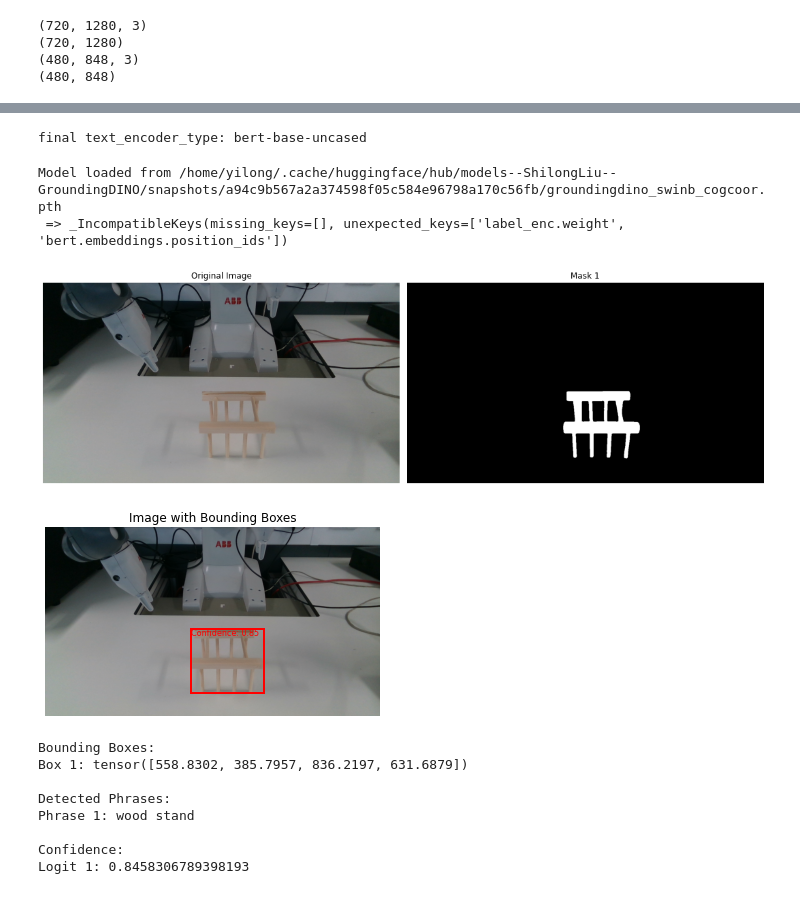
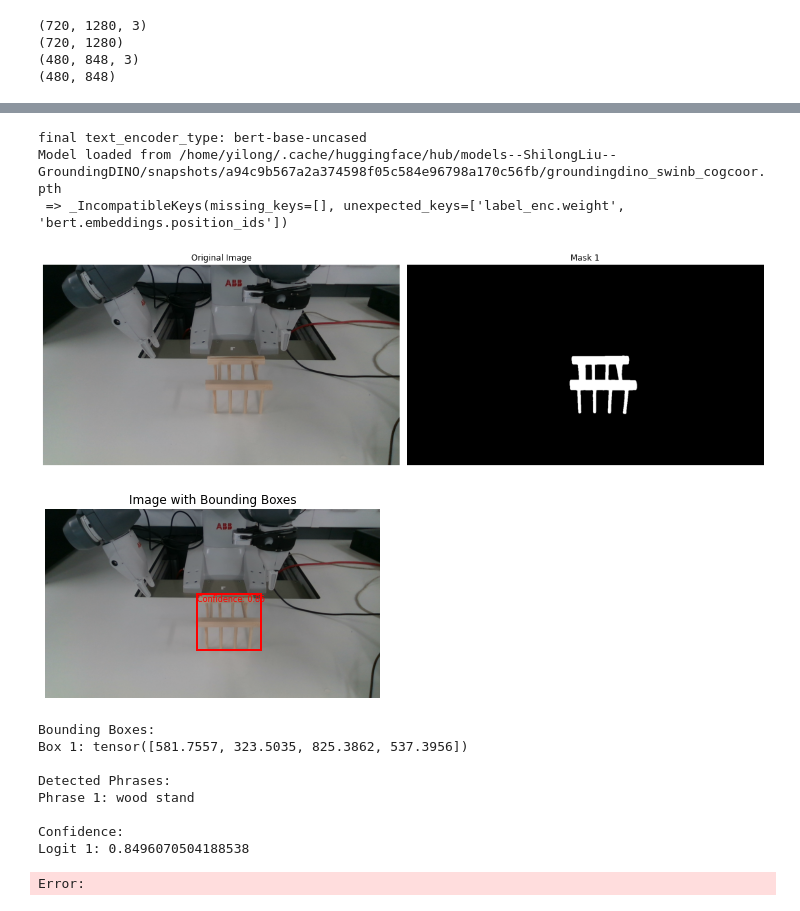
Before and after one commit to yw14218/yumi_oneshot, a Jupyter notebook: collect_image.ipynb, the cells around one changed output, grey strips where cells are left out. Cells and saved outputs as stored; diff of their text form; code cells hidden in the pictures.

```diff
--- a/collect_image.ipynb
+++ b/collect_image.ipynb
@@ -50,12 +52,9 @@ depth_image_wrist.save("data/wood/demo_wrist_depth.png")
 # %%
 from lang_sam import LangSAM
 
-rgb_image = rgb_image_head.copy()
-depth_image =depth_image_head.copy()
-
 model = LangSAM()
 # %% [output]
 final text_encoder_type: bert-base-uncased
+Model loaded from /home/yilong/.cache/huggingface/hub/models--ShilongLiu--GroundingDINO/snapshots/a94c9b567a2a374598f05c584e96798a170c56fb/groundingdino_swinb_cogcoor.pth
+ => _IncompatibleKeys(missing_keys=[], unexpected_keys=['label_enc.weight', 'bert.embeddings.position_ids'])
-Model loaded from /home/yilong/.cache/huggingface/hub/models--ShilongLiu--GroundingDINO/snapshots/a94c9b567a2a374598f05c584e96798a170c56fb/groundingdino_swinb_cogcoor.pth
- => _IncompatibleKeys(missing_keys=[], unexpected_keys=['label_enc.weight', 'bert.embeddings.position_ids'])
 # %%
@@ -116,37 +118,37 @@ def print_logits(logits):
         print(f"Logit {i+1}: {logit}")
 # %%
 image_pil = rgb_image.copy()
-text_prompt = "wood stand"
 masks, boxes, phrases, logits = model.predict(rgb_image, text_prompt)
 
 if len(masks) == 0:
     print(f"No objects of the '{text_prompt}' prompt detected in the image.")
 else:
     # Convert masks to numpy arrays
     masks_np = [mask.squeeze().cpu().numpy() for mask in masks]
 
     # Display the original image and masks side by side
     display_image_with_masks(image_pil, masks_np)
     # Display the image with bounding boxes and confidence scores
     display_image_with_boxes(image_pil, boxes, logits)
 
     # Save the masks
     for i, mask_np in enumerate(masks_np):
-        mask_path = f"data/wood/demo_head_seg{i+1}.png"
+        mask_path = f"data/{DIR}/demo_head_seg{i+1}.png"
         save_mask(mask_np, mask_path)
 
     # Print the bounding boxes, phrases, and logits
     print_bounding_boxes(boxes)
     print_detected_phrases(phrases)
     print_logits(logits)
 # %% [output]
-[figure, old version]
+[figure, new version]
-[figure, old version]
+[figure, new version]
 Bounding Boxes:
-Box 1: tensor([558.8302, 385.7957, 836.2197, 631.6879])
+Box 1: tensor([581.7557, 323.5035, 825.3862, 537.3956])
 
 Detected Phrases:
 Phrase 1: wood stand
 
 Confidence:
-Logit 1: 0.8458306789398193
+Logit 1: 0.8496070504188538
+Error:
```
Also changed, not shown: parts of 6 cells of this notebook, 56 other files.
